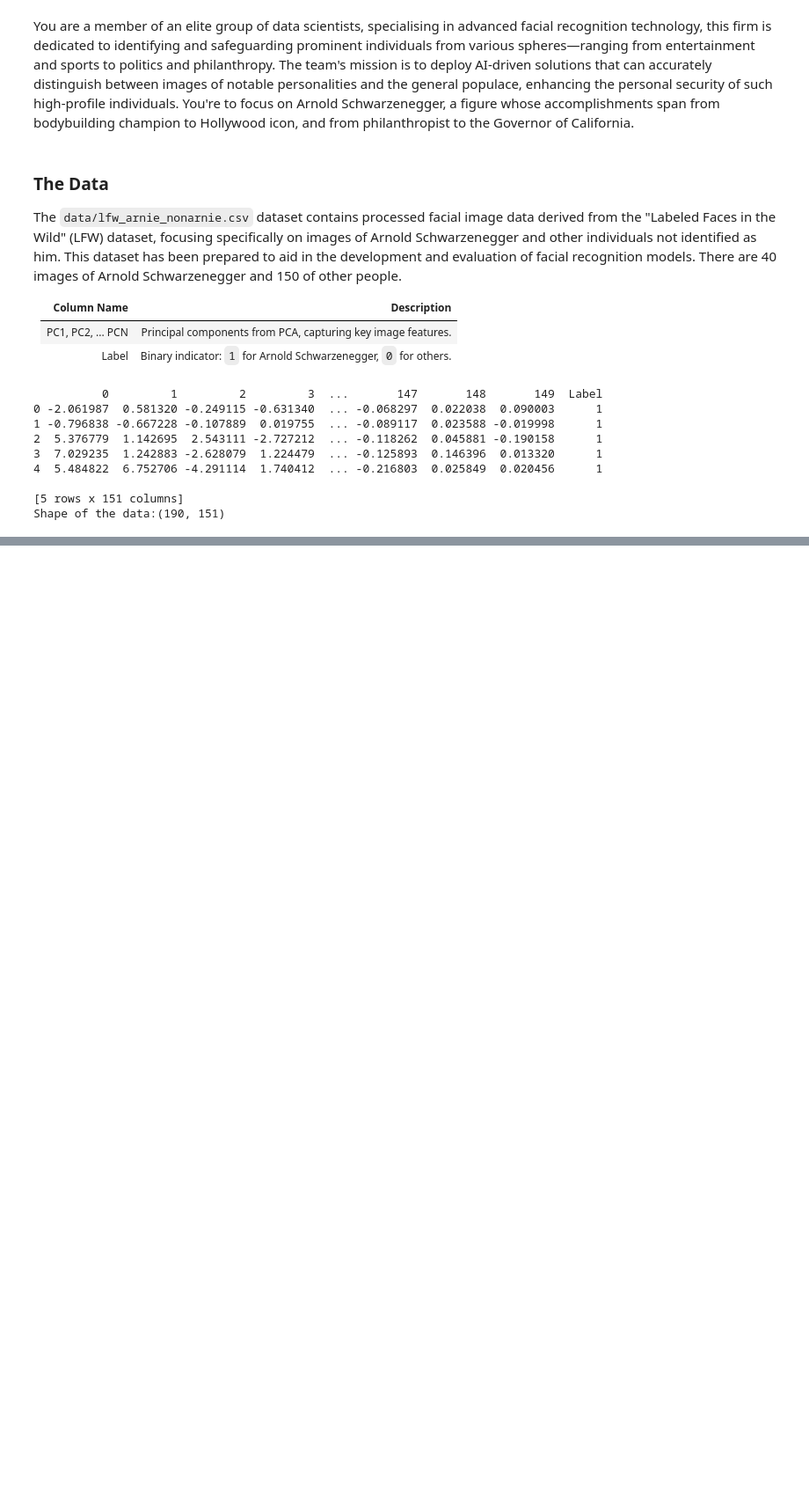
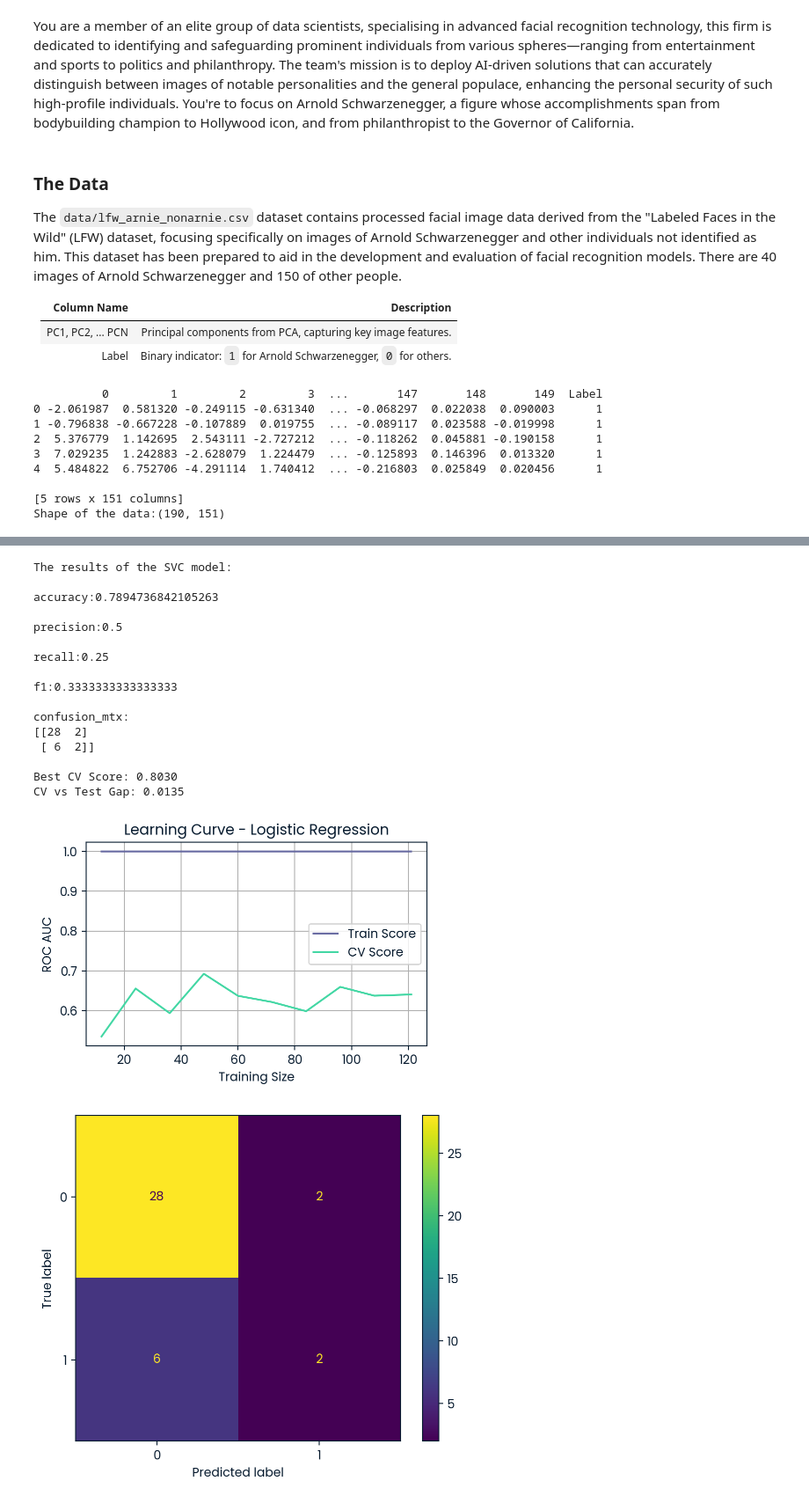
Before and after one commit to anoushzahedi/Python_ML, a Jupyter notebook: ML_facial_recognition/notebook.ipynb, the cells around one changed output, grey strips where cells are left out. Shown: that part at 88% size. Drawn from its saved outputs; the diff is of its cells as text; code cells hidden in the pictures; blank space fills up the shorter version.

```diff
--- a/ML_facial_recognition/notebook.ipynb
+++ b/ML_facial_recognition/notebook.ipynb
@@ -39,7 +39,7 @@ from sklearn.model_selection import RandomizedSearchCV, GridSearchCV, Stratified
 from sklearn.metrics import accuracy_score, precision_score, recall_score, f1_score, confusion_matrix
 
 random_state_ = 124
-
+which_scoring = 'accuracy'
 # Separate the predictor and label
 X = df.drop('Label', axis=1)
 y = df['Label']
@@ -78,6 +78,7 @@ def scoring_fun(model, X_test, y_test, model_name:str, scoring:str = 'f1'):
 
     # 3. checking fit (only for specific scorings[f1, accuracy])
     compare = False
+    overfitting = False
     if scoring == 'f1':
         gap = model.best_score_ - f1
         compare=True
@@ -93,12 +94,13 @@ def scoring_fun(model, X_test, y_test, model_name:str, scoring:str = 'f1'):
             print('*'*60)
             print("Warning: Possible overfitting!")
             print('*'*60)
+            overfitting = True
         elif gap < -0.05:
             print('*'*60)
             print("Warning: Test score higher than CV - check for data leakage!")
             print('*'*60)
 
-    return accuracy, precision, recall, f1, confusion_mtx
+    return accuracy, precision, recall, f1, confusion_mtx, overfitting
 # %%
 # Libs
 from sklearn.base import BaseEstimator, ClassifierMixin
@@ -247,3 +268,60 @@ CV vs Test Gap: -0.0343
+# %%
+# Libs
+from sklearn.svm import SVC
+
+# Setting up and fitting a Single Vector Classifier
+pipe_svc = Pipeline([
+    ('scaler', StandardScaler()),
+    ('svc', SVC(
+        kernel='rbf',
+        class_weight='balanced',
+        probability=True,
+        cache_size=1000
+    ))
+])
+
+params = {
+    "svc__C": [0.01, 0.1, 1, 10, 100, 1000],
+    "svc__gamma": ["scale", "auto", 1e-4, 1e-3, 1e-2, 1e-1, 1],
+    "svc__degree": [2, 3, 4],
+    "svc__random_state": [random_state_]
+}
+
+# Enhanced GridSearchCV with better settings
+grid_svc = GridSearchCV(
+    pipe_svc,
+    params,
+    cv=kf,
+    scoring=which_scoring,
+    n_jobs=-1,
+    refit=True,
+    return_train_score=True
+)
+
+grid_svc.fit(X_train, y_train)
+
+# Fixed model name in results
+svc_results = scoring_fun(grid_svc, X_test, y_test, 'SVC', scoring=which_scoring)
+learning_curve_automated(grid_svc, direct=True, model_results=svc_results)
+# %% [output]
+The results of the SVC model:
+
+accuracy:0.7894736842105263
+
+precision:0.5
+
+recall:0.25
+
+f1:0.3333333333333333
+
+confusion_mtx:
+[[28  2]
+ [ 6  2]]
+
+Best CV Score: 0.8030
+CV vs Test Gap: 0.0135
+[figure, added]
+[figure, added]
 # %%
 # Libs
 from sklearn.ensemble import RandomForestClassifier
```
Also changed, not shown: parts of 6 cells of this notebook.
